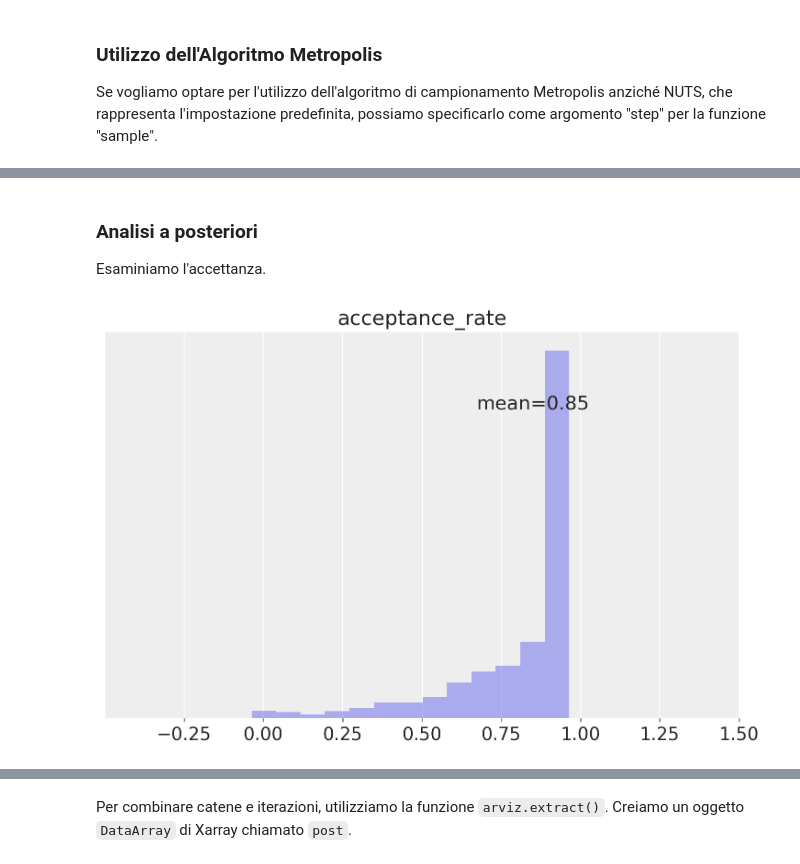
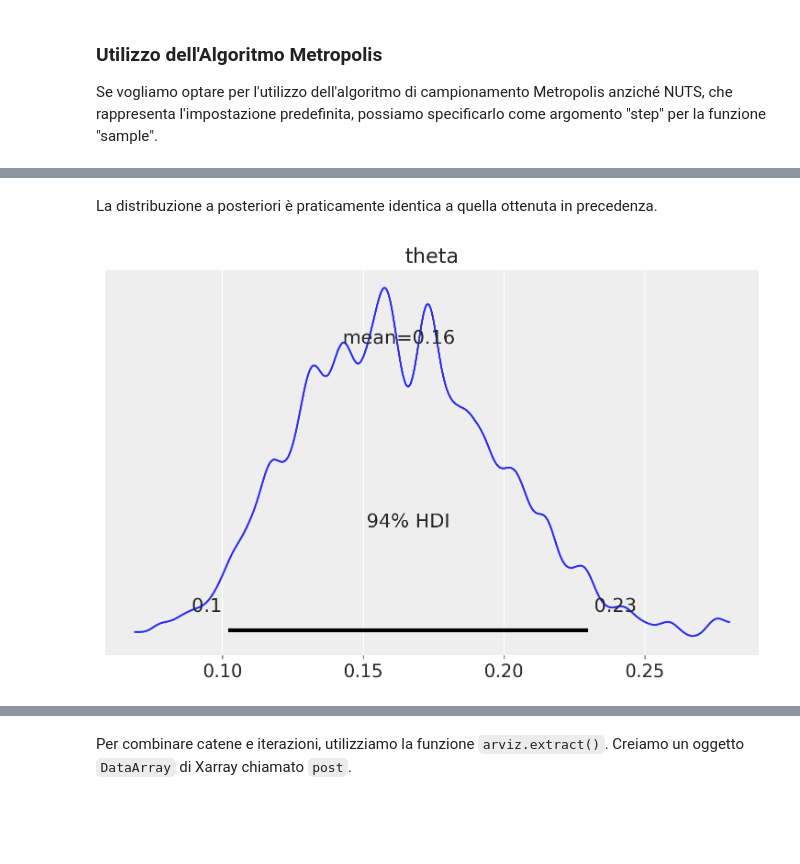
Before and after one commit to ccaudek/ds4psy, a Jupyter notebook: chapter_4/11_beta_binomial_pymc.ipynb, the cells around one changed output, grey strips where cells are left out. Cells and saved outputs as stored; diff of their text form; code cells hidden in the pictures; blank space fills up the shorter version.

```diff
--- a/chapter_4/07_beta_binomial_pymc.ipynb
+++ b/chapter_4/11_beta_binomial_pymc.ipynb
@@ -225,14 +183,6 @@ Sampling 4 chains for 1_000 tune and 1_000 draw iterations (4_000 + 4_000 draws
-# %% [markdown]
-### Analisi a posteriori
-
-Esaminiamo l'accettanza.
-# %%
-az.plot_posterior(
-    idata,
-    group="sample_stats",
-    var_names="acceptance_rate",
-    hdi_prob="hide",
-    kind="hist",
-);
-# %% [output]
-[figure, removed]
+# %% [markdown]
+La distribuzione a posteriori è praticamente identica a quella ottenuta in precedenza.
+# %%
+az.plot_posterior(metropolis_idata);
+# %% [output]
+[figure, added]
```
Also changed, not shown: parts of 36 cells of this notebook, 15 other files.
